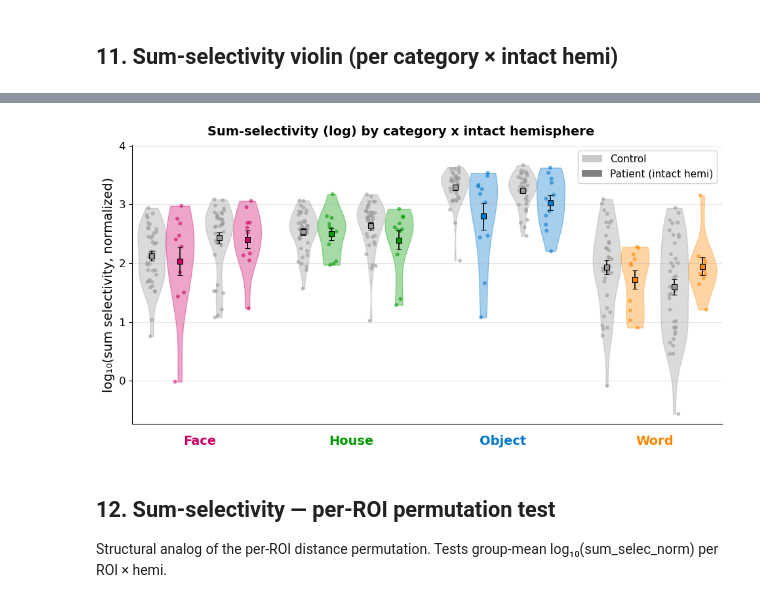
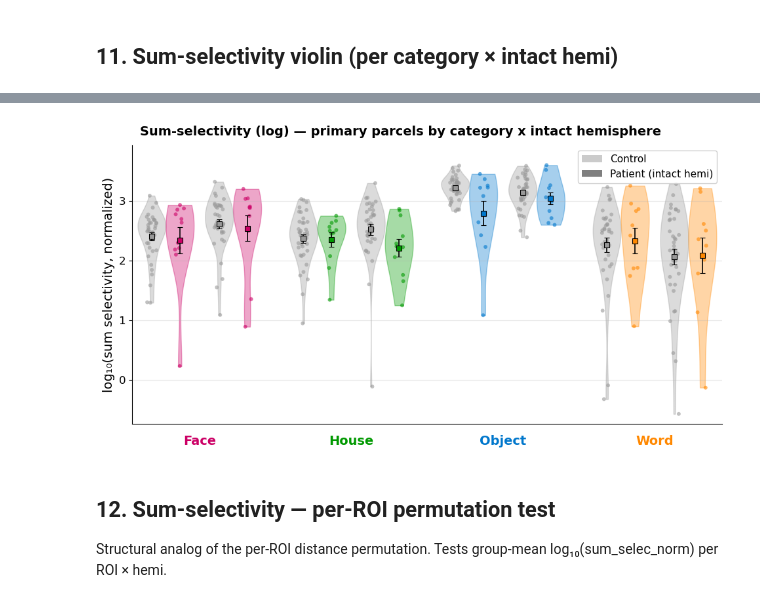
Before and after one commit to cnsimmons/sym_pt, a Jupyter notebook: D_liu/cross-sectional.ipynb, the cells around one changed output, grey strips where cells are left out. Saved outputs shown, nothing was run; the diff lists cells and outputs as text; code cells hidden in the pictures.

```diff
--- a/D_liu/cross-sectional.ipynb
+++ b/D_liu/cross-sectional.ipynb
@@ -20,7 +20,8 @@ sys.path.insert(0, '/user_data/csimmon2/git_repos/sym_pt')
 from sym_pt_params import processed_dir
 
 BASE    = Path(processed_dir)
-LIU_CSV = Path('/user_data/csimmon2/git_repos/sym_pt/D_liu/liu_exact_replication_v2.csv')
+#LIU_CSV = Path('/user_data/csimmon2/git_repos/sym_pt/D_liu/liu_exact_replication_v2.csv')
+LIU_CSV = Path('/user_data/csimmon2/git_repos/sym_pt/liu_exact_replication_v2.csv')
 FIG_DIR = Path('/user_data/csimmon2/git_repos/sym_pt/C_results/figures/liu_exact')
 FIG_DIR.mkdir(parents=True, exist_ok=True)
 
@@ -751,10 +1195,10 @@ Critical t (uncorrected, df=36): ±2.028
 # %%
-# Sum-selectivity violin: per category x intact hemi
+# Sum-selectivity violin: PRIMARY single parcel per category x intact hemi
 CAT_SUBROIS = {
-    'face':   ['face_FFA', 'face_STS'],
-    'house':  ['house_PPA', 'house_TOS'],
-    'object': ['object_LOC', 'object_pF'],
-    'word':   ['word_VWFA', 'word_STG', 'word_pSTG_liu'],
+    'face':   ['face_FFA'],
+    'house':  ['house_PPA_strict'],
+    'object': ['object_LOC'],
+    'word':   ['word_VWFA'],
 }
 CAT_COLORS_SS = {'face': '#cc0066', 'house': '#009900',
                  'object': '#0077cc', 'word': '#ff8800'}
@@ -837,36 +1281,36 @@ ax.set_ylabel('log₁₀(sum selectivity, normalized)', fontsize=14)
 ax.tick_params(axis='y', labelsize=12)
 ax.grid(axis='y', alpha=0.3)
 ax.spines['top'].set_visible(False)
 ax.spines['right'].set_visible(False)
 
 for cat, center in zip(CATS_PANEL, cat_centers):
     ax.text(center, -0.04, cat.title(), fontsize=14, fontweight='bold',
             color=CAT_COLORS_SS[cat], ha='center', va='top',
             transform=ax.get_xaxis_transform())
 
 total_width = len(CATS_PANEL) * cat_width + (len(CATS_PANEL) - 1) * CAT_GAP
 ax.set_xlim(-0.35, total_width + 0.35)
 ax.margins(x=0.005)
 
 all_vals = np.concatenate([ctrl_ss['val'].dropna().values, pt_ss['val'].dropna().values])
 ymin, ymax = np.nanmin(all_vals), np.nanmax(all_vals)
 yrange = ymax - ymin
 ax.set_ylim(ymin - 0.04 * yrange, ymax + 0.08 * yrange)
 
 legend_elements = [
     Patch(facecolor=CTRL_COLOR, alpha=0.5, label='Control'),
     Patch(facecolor='black', alpha=0.5, label='Patient (intact hemi)'),
 ]
 ax.legend(handles=legend_elements, loc='upper right', fontsize=11,
           frameon=True, framealpha=0.9)
 
-plt.suptitle('Sum-selectivity (log) by category x intact hemisphere',
+plt.suptitle('Sum-selectivity (log) — primary parcels by category x intact hemisphere',
              fontsize=14, fontweight='bold', y=0.99)
 plt.subplots_adjust(bottom=0.08, top=0.93, left=0.09, right=0.99)
-plt.savefig(FIG_DIR / 'liu_exact_sum_selectivity.png', dpi=300, bbox_inches='tight')
+plt.savefig(FIG_DIR / 'liu_exact_sum_selectivity_primary.png', dpi=300, bbox_inches='tight')
 plt.show()
 # %% [output]
-[figure, old version]
+[figure, new version]
 # %% [markdown]
 ## 12. Sum-selectivity — per-ROI permutation test
 
```
Also changed, not shown: parts of 9 cells of this notebook, 17 other files.
